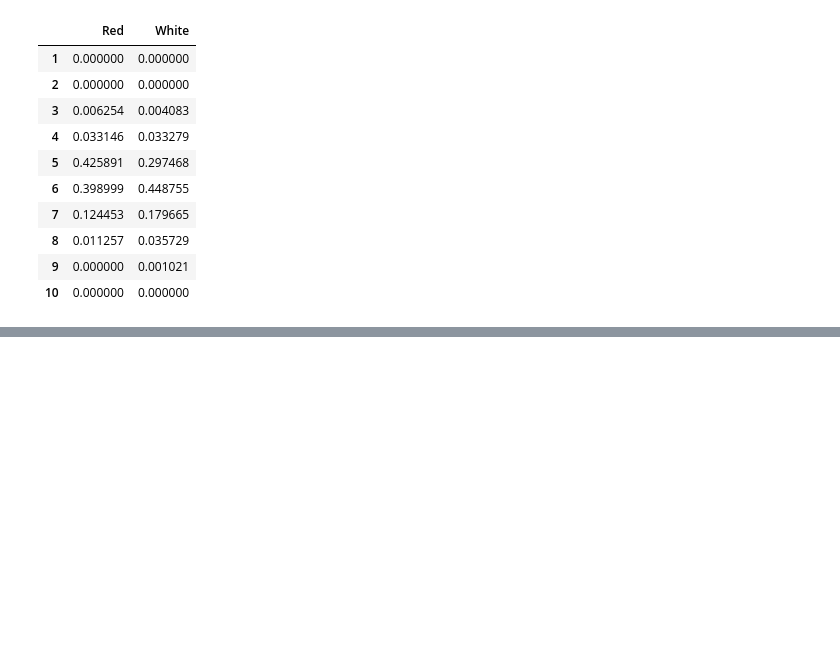
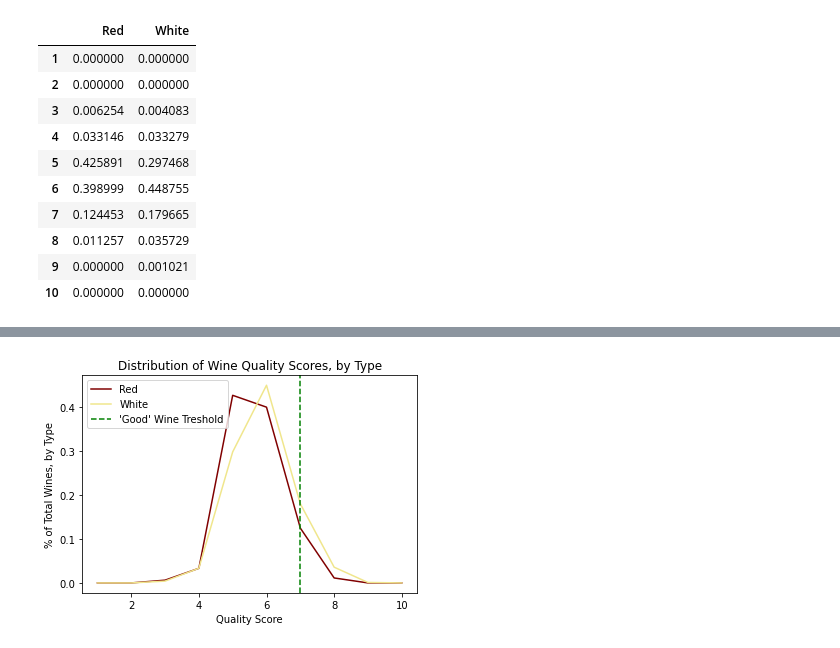
Before and after one commit to lukealibozek/group5_project, a Jupyter notebook: wine_EDA.ipynb, the cells around one changed output, grey strips where cells are left out. Cells and saved outputs as stored; diff of their text form; code cells hidden in the pictures; blank space fills up the shorter version.

```diff
--- a/wine_EDA.ipynb
+++ b/wine_EDA.ipynb
@@ -163,0 +164,12 @@ Text(0, 0.5, '% of Total Wines, by Type')
+# %%
+# Determine "Good" wine threshold
+colors = ['maroon','khaki']
+ax = quality_perc.plot(color=colors,title="Distribution of Wine Quality Scores, by Type")
+ax.set_xlabel("Quality Score")
+ax.set_ylabel("% of Total Wines, by Type")
+
+# threshold at 7
+plt.axvline(7, color='g',linestyle='--')
+plt.legend(["Red", "White","'Good' Wine Treshold"]);
+# %% [output]
+[figure, added]
```
Also changed, not shown: parts of 1 cell of this notebook, 5 other files.
